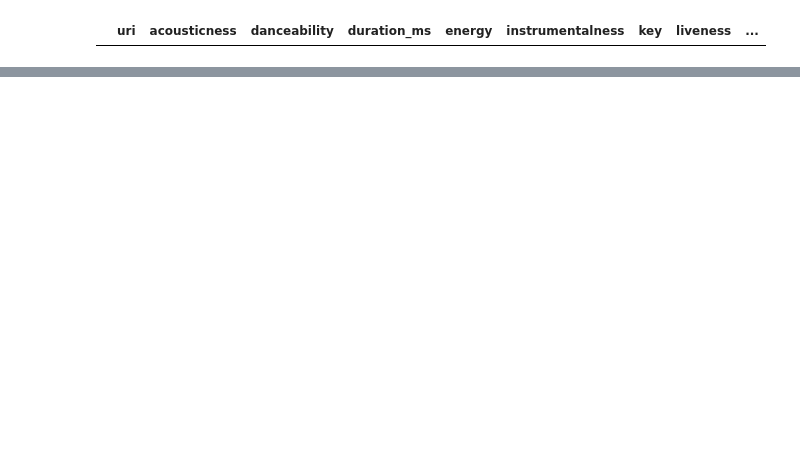
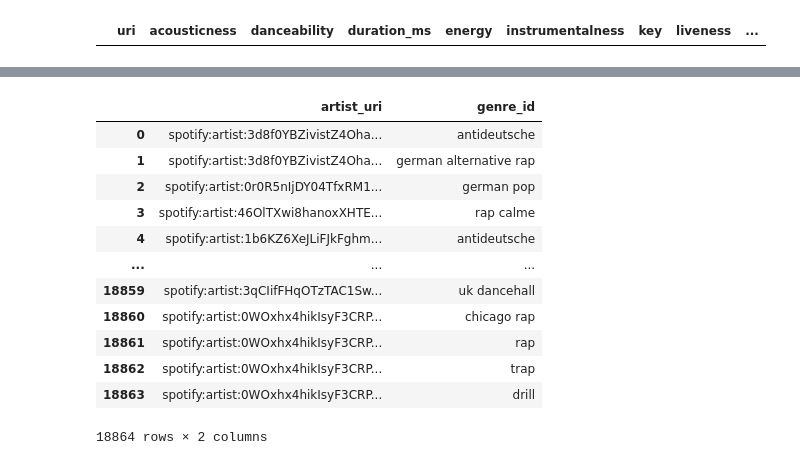
Before and after one commit to OleVoss/spotifystats, a Jupyter notebook: prep_data.ipynb, the cells around one changed output, grey strips where cells are left out. Saved outputs shown, nothing was run; the diff lists cells and outputs as text; code cells hidden in the pictures; blank space fills up the shorter version.

```diff
--- a/prep_data.ipynb
+++ b/prep_data.ipynb
@@ -196,0 +282,18 @@ ValueError: columns overlap but no suffix specified: Index(['spotify_track_uri']
+# %%
+request = True
+if request:
+    artist_genres = []
+    for chunk in tqdm(np.array_split(df_artist, len(df_artist)/45)):
+        try:
+            uris = chunk["artist_uri"]
+            result = sp.artists(uris)["artists"]
+            time.sleep(request_timer)
+            for artist in result:
+                artist_genres.append([artist["uri"], artist["genres"]])
+
+        except Exception as e:
+            print(e)
+            break
+# %%
+df_genres_a = pd.DataFrame(artist_genres, columns=["artist_uri", "genres"])
+df_genres_a.head()
@@ -196,0 +307,3 @@ ValueError: columns overlap but no suffix specified: Index(['spotify_track_uri']
+# %%
+df_genres = pd.DataFrame(sum(df_genres_a["genres"].tolist(), []), columns=["genre"]).drop_duplicates()
+df_genres
@@ -196,0 +324,23 @@ ValueError: columns overlap but no suffix specified: Index(['spotify_track_uri']
+# %%
+genre_artist = []
+for i, artist in df_genres_a.iterrows():
+    artist_genres = artist["genres"]
+    for genre_id in df_genres[df_genres["genre"].isin(artist_genres)].to_numpy():
+        genre_artist.append([artist["artist_uri"], genre_id[0]])
+# %%
+df_genre_artist = pd.DataFrame(genre_artist, columns=["artist_uri", "genre_id"])
+df_genre_artist
+# %% [output]
+|  | artist_uri | genre_id |
+| 0 | spotify:artist:3d8f0YBZivistZ4Oha... | antideutsche |
+| 1 | spotify:artist:3d8f0YBZivistZ4Oha... | german alternative rap |
+| 2 | spotify:artist:0r0R5nIjDY04TfxRM1... | german pop |
+| 3 | spotify:artist:46OlTXwi8hanoxXHTE... | rap calme |
+| 4 | spotify:artist:1b6KZ6XeJLiFJkFghm... | antideutsche |
+| ... | ... | ... |
+| 18859 | spotify:artist:3qCIifFHqOTzTAC1Sw... | uk dancehall |
+| 18860 | spotify:artist:0WOxhx4hikIsyF3CRP... | chicago rap |
+| 18861 | spotify:artist:0WOxhx4hikIsyF3CRP... | rap |
+| 18862 | spotify:artist:0WOxhx4hikIsyF3CRP... | trap |
+| 18863 | spotify:artist:0WOxhx4hikIsyF3CRP... | drill |
+18864 rows × 2 columns
```
Also changed, not shown: parts of 23 cells of this notebook, 22 other files.
